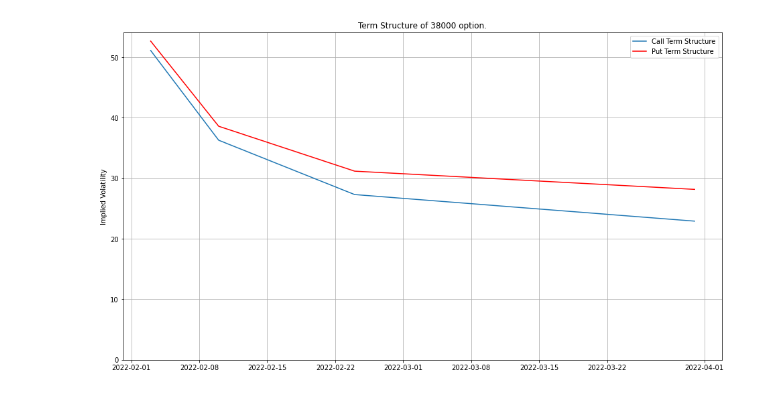
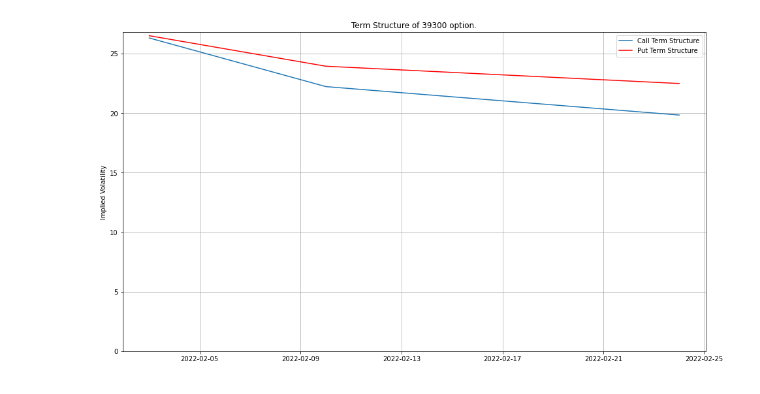
Before and after one commit to cheesecakeMafia/OptionChain, a Jupyter notebook: OptionChain.ipynb, the cells around one changed output. Drawn from its saved outputs; the diff is of its cells as text; code cells hidden in the pictures.

```diff
--- a/OptionChain.ipynb
+++ b/OptionChain.ipynb
@@ -17,0 +31,2 @@ url = 'https://www.nseindia.com/api/option-chain-indices?symbol='+ security
+# %%
+url = security_selection()
@@ -148,9 +171,21 @@ def by_strike(optionchain, cutoff = 50):
         option_dict[i].reset_index(inplace=True,drop=True)
         option_dict[i].drop(["Strike"], axis=1, inplace=True)
     return option_dict
+# %%
+def strike_ATM():
+    m = []
+    a = 0
+    for i in range(len(strike_list)):
+        a = abs(underlying_ltp - strike_list[i])
+        m.append(a)
+        if a == min(m):
+            min_strike = strike_list[i]
+    return min_strike
+# %%
+ATM = strike_ATM()
 # %%
-expiry_df = by_expiry(optionchain, cutoff = 100)
-strike_df = by_strike(optionchain, cutoff = 100)
+expiry_df = by_expiry(optionchain, cutoff = 30)
+strike_df = by_strike(optionchain, cutoff = 30)
 # %%
 # Check whether the expiry dictionary contains the data in the required format
 expiry_df[0]
@@ -217,4 +251,4 @@ plot_graph_expiry(expiry_df, 0)
 # %%
-plot_graph_strike(strike_df, 38000)
+plot_graph_strike(strike_df, ATM)
 # %% [output]
-[figure, old version]
+[figure, new version]
```
Also changed, not shown: parts of 27 cells of this notebook.
